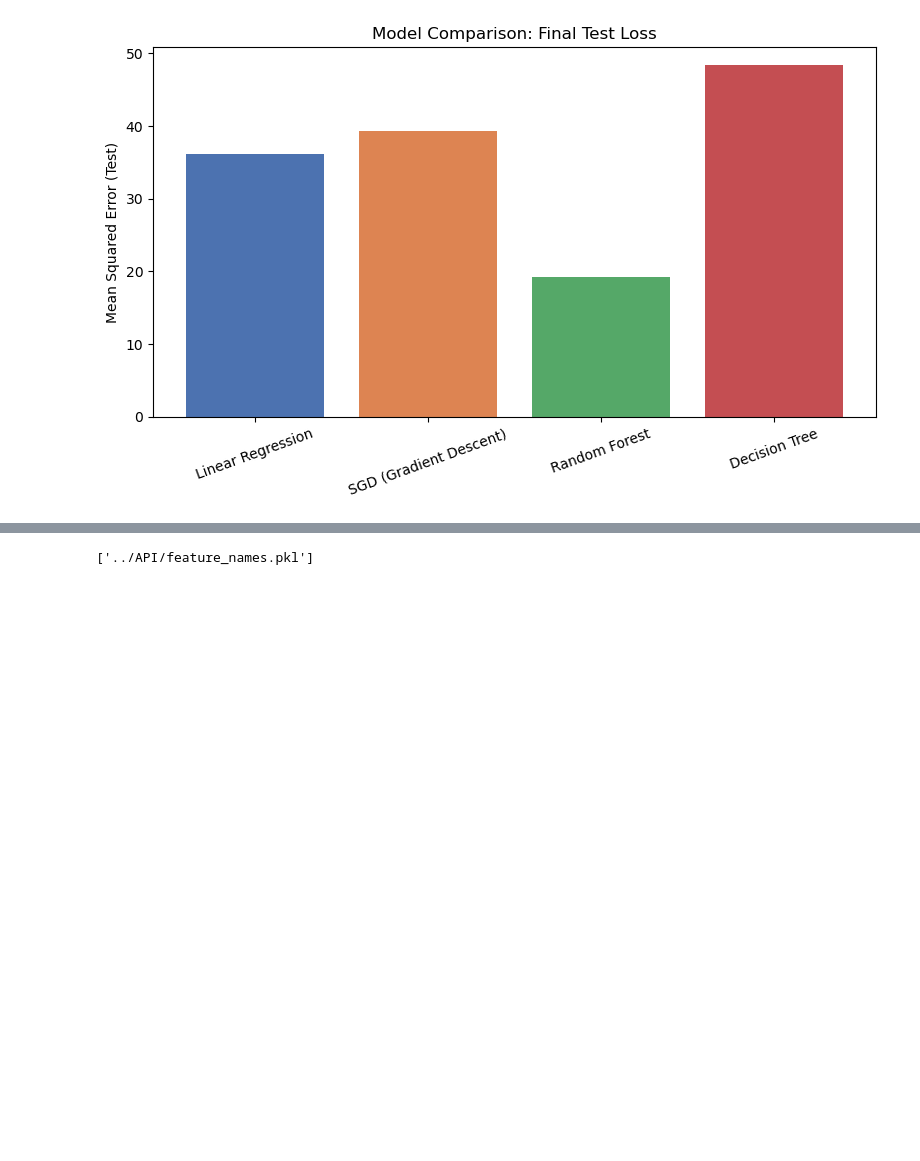
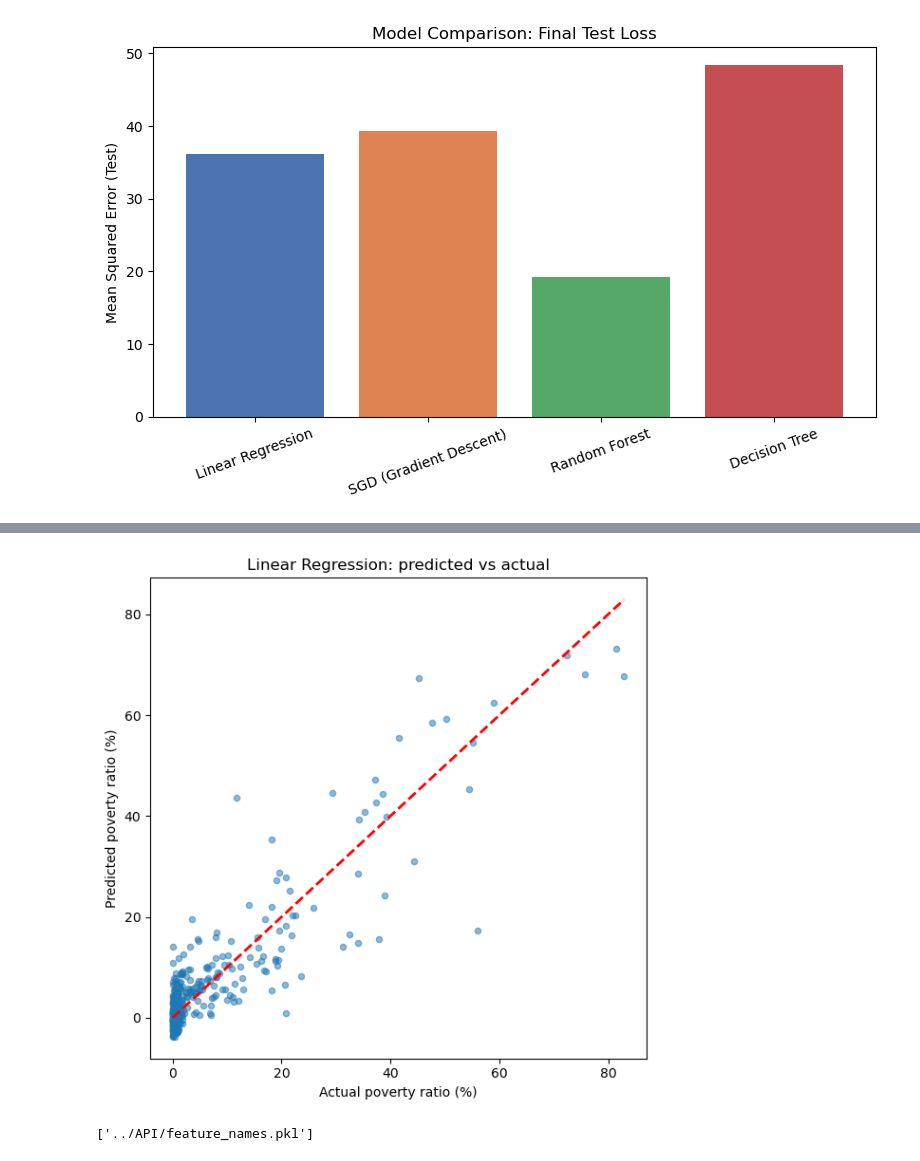
Before and after one commit to teniolaiji/MLSummative-_Regression-Analysis, a Jupyter notebook: linear_regression/multivariate.ipynb, the cells around one changed output, grey strips where cells are left out. Drawn from its saved outputs; the diff is of its cells as text; code cells hidden in the pictures; blank space fills up the shorter version.

```diff
--- a/linear_regression/multivariate.ipynb
+++ b/linear_regression/multivariate.ipynb
@@ -248,3 +268,17 @@ plt.show()
+# %%
+# 2. Full model: predicted vs actual
+lr_preds = lr.predict(X_test_scaled)
+plt.figure(figsize=(6, 6))
+plt.scatter(y_test, lr_preds, alpha=0.5, s=20)
+plt.plot([y_test.min(), y_test.max()], [y_test.min(), y_test.max()], 'r--', lw=2)
+plt.xlabel('Actual poverty ratio (%)')
+plt.ylabel('Predicted poverty ratio (%)')
+plt.title('Linear Regression: predicted vs actual')
+plt.tight_layout()
+plt.savefig('predicted_vs_actual.png')
+plt.show()
+# %% [output]
+[figure, added]
 # %%
 import joblib
 
```
Also changed, not shown: parts of 1 cell of this notebook, 4 other files.
